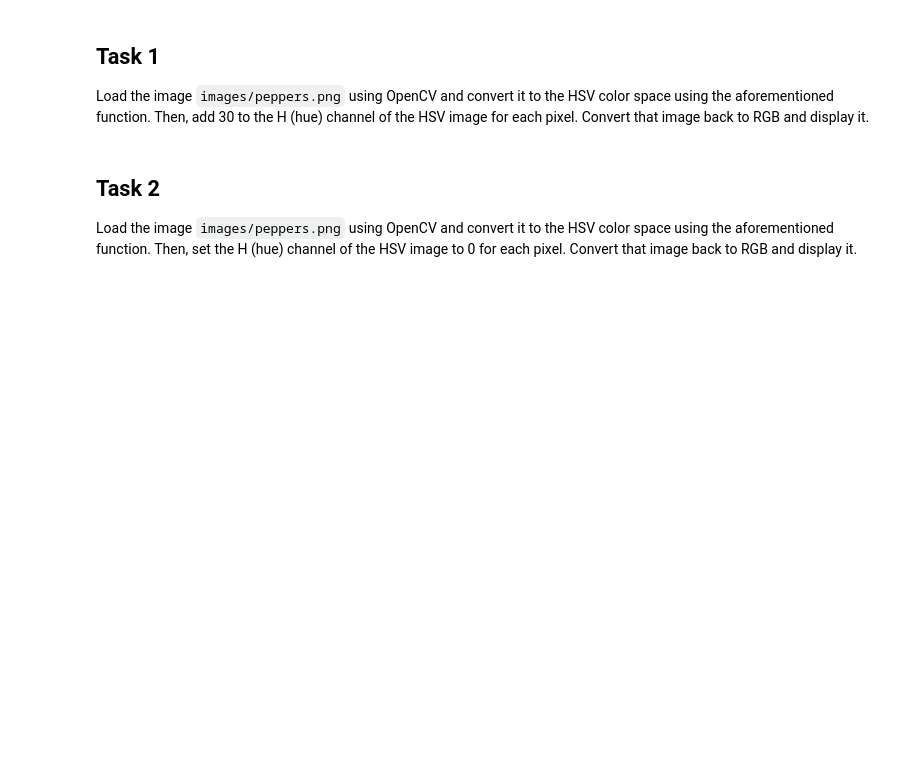
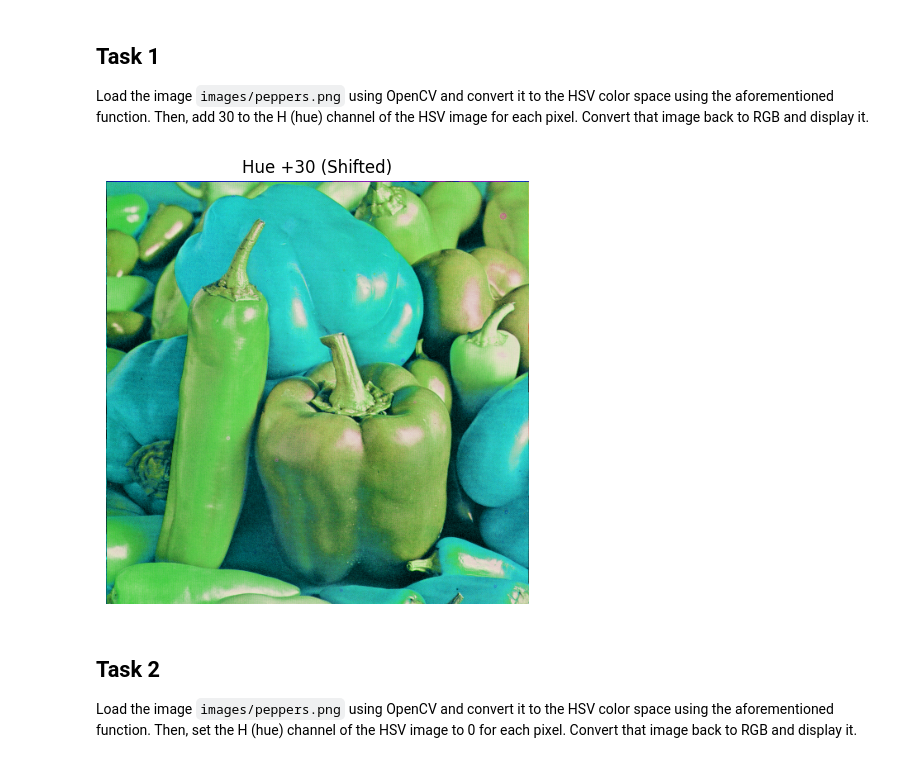
Before and after one commit to nikolinabioksic/RacunalniVid, a Jupyter notebook: lab1.ipynb, the cells around one changed output. Saved outputs shown, nothing was run; the diff lists cells and outputs as text; code cells hidden in the pictures; blank space fills up the shorter version.

```diff
--- a/lab1.ipynb
+++ b/lab1.ipynb
@@ -246,3 +311,29 @@ Load the image `images/peppers.png` using OpenCV and convert it to the HSV color
+# %%
+import cv2
+import numpy as np
+import matplotlib.pyplot as plt
+
+img_bgr = cv2.imread('images/pepper.bmp')
+
+if img_bgr is None:
+  raise FileNotFoundError("Could not find 'images/pepper.bmp'. Check the path and try again.")
+
+img_hsv = cv2.cvtColor(img_bgr, cv2.COLOR_BGR2HSV)
+
+img_hsv[:, :, 0] = (img_hsv[:, :, 0] + 30) % 180
+
+img_rgb_original = cv2.cvtColor(img_hsv, cv2.COLOR_HSV2BGR)
+img_rgb_shifted = cv2.cvtColor(img_hsv, cv2.COLOR_HSV2BGR)
+
+plt.figure(figsize=(12,6))
+plt.subplot(1, 2, 1)
+plt.imshow(img_rgb_original)
+plt.title("Hue +30 (Shifted)")
+plt.axis("off")
+
+plt.show()
+# %% [output]
+[figure, added]
 # %% [markdown]
 ## Task 2
 
```
Also changed, not shown: parts of 11 cells of this notebook.
